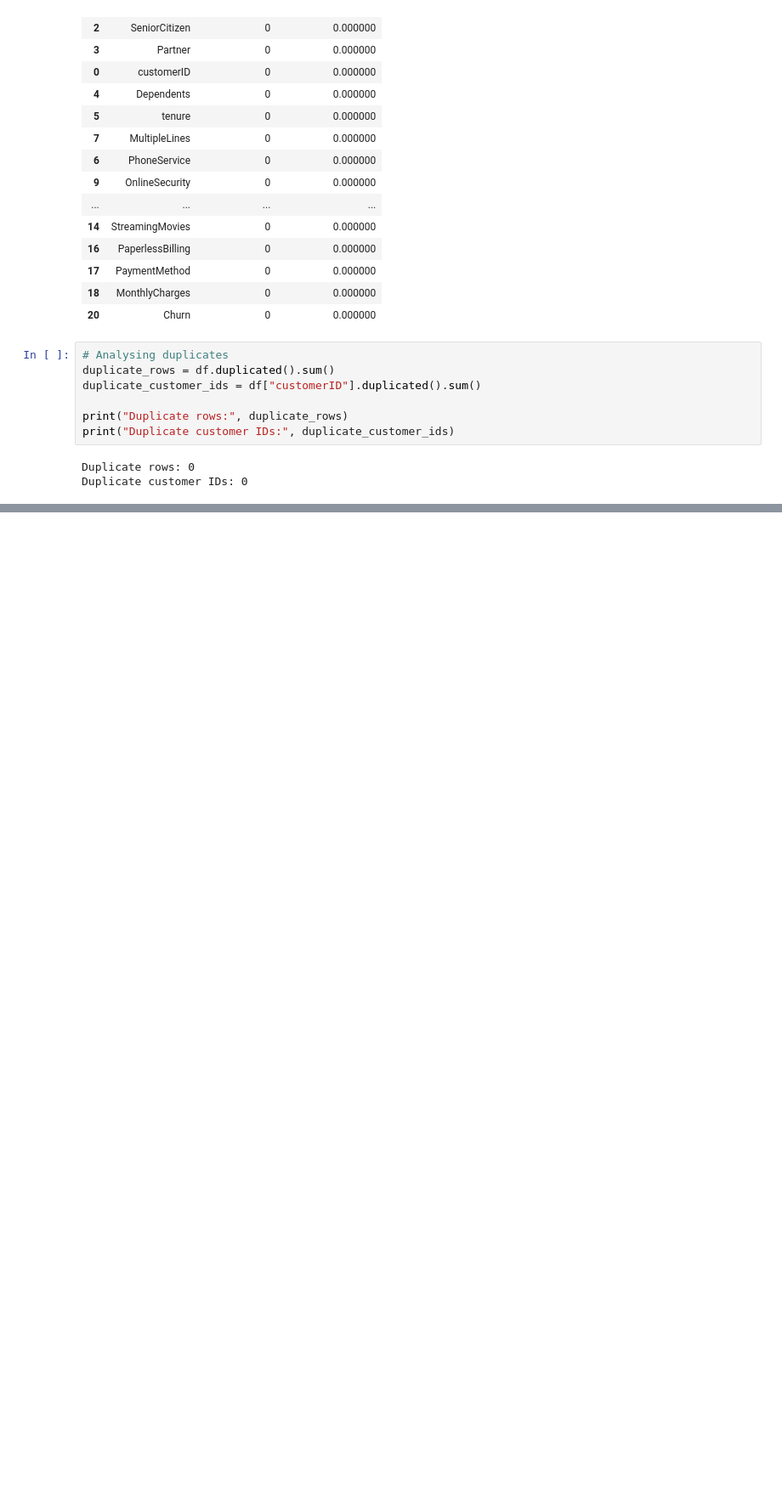
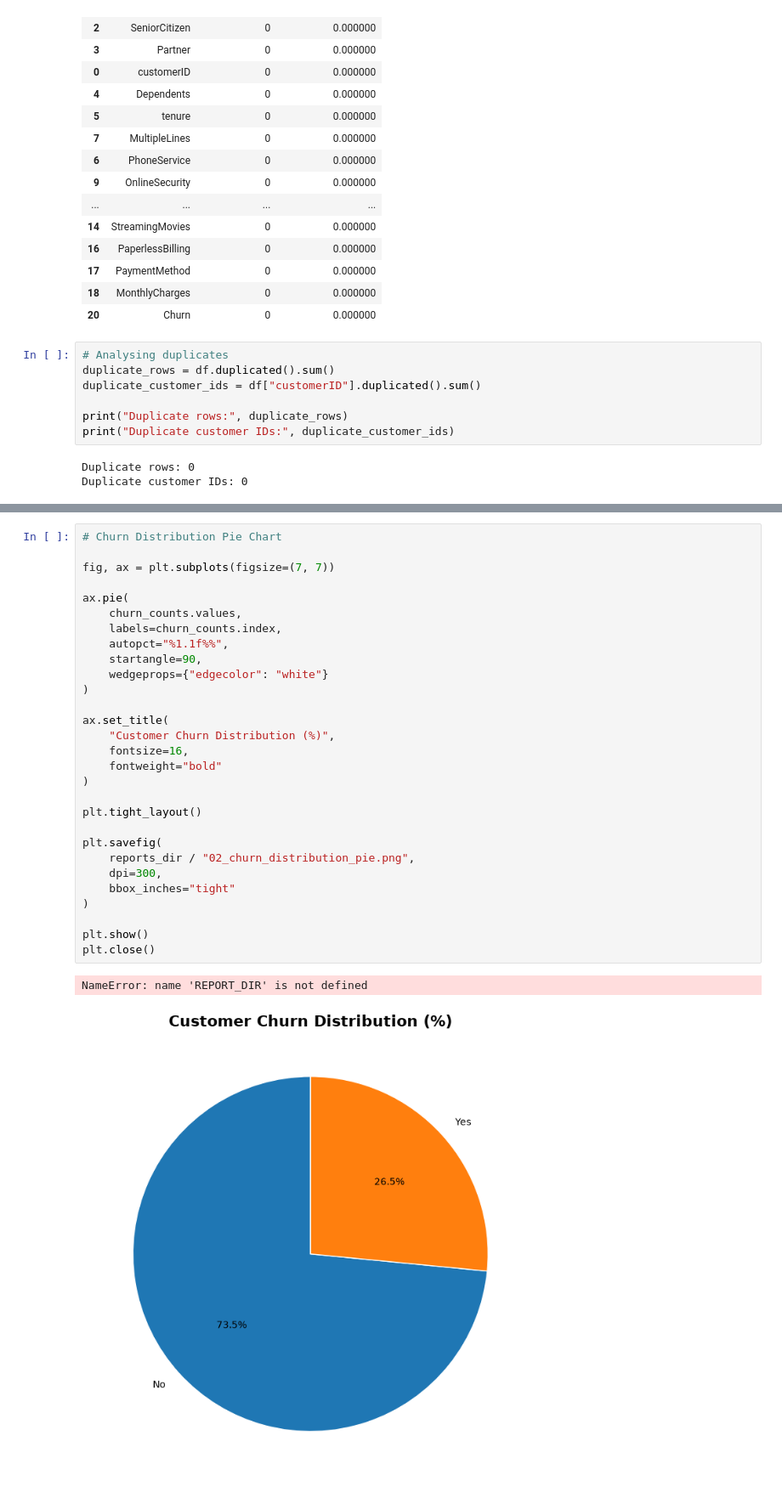
Before and after one commit to priyankag1111/Internship_Churnsense, a Jupyter notebook: notebooks/02_EDA.ipynb, the cells around one changed output, grey strips where cells are left out. Shown at 85% size. Saved outputs shown, nothing was run; the diff lists cells and outputs as text; blank space fills up the shorter version.

Commit message:
Fix pie chart report path

```diff
--- a/notebooks/02_EDA.ipynb
+++ b/notebooks/02_EDA.ipynb
@@ -185 +184,33 @@ NameError: name 'reports' is not defined
 [figure]
+# %%
+# Churn Distribution Pie Chart
+
+fig, ax = plt.subplots(figsize=(7, 7))
+
+ax.pie(
+    churn_counts.values,
+    labels=churn_counts.index,
+    autopct="%1.1f%%",
+    startangle=90,
+    wedgeprops={"edgecolor": "white"}
+)
+
+ax.set_title(
+    "Customer Churn Distribution (%)",
+    fontsize=16,
+    fontweight="bold"
+)
+
+plt.tight_layout()
+
+plt.savefig(
+    reports_dir / "02_churn_distribution_pie.png",
+    dpi=300,
+    bbox_inches="tight"
+)
+
+plt.show()
+plt.close()
+# %% [output]
+NameError: name 'REPORT_DIR' is not defined
+[figure, added]
```
Also changed, not shown: parts of 1 cell of this notebook.
